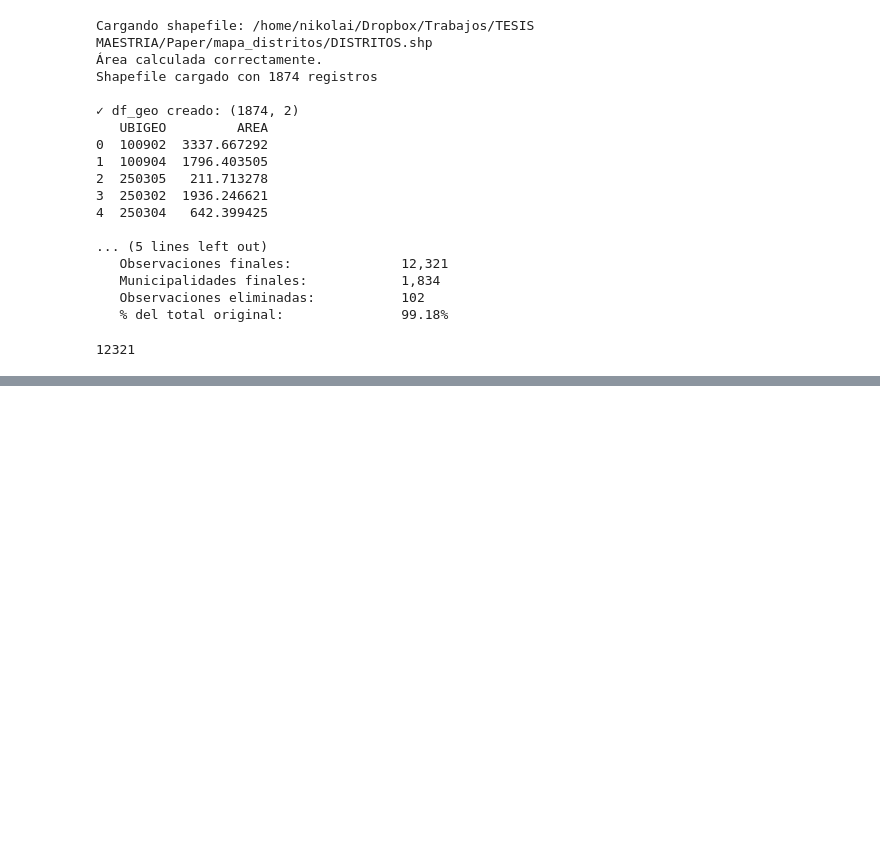
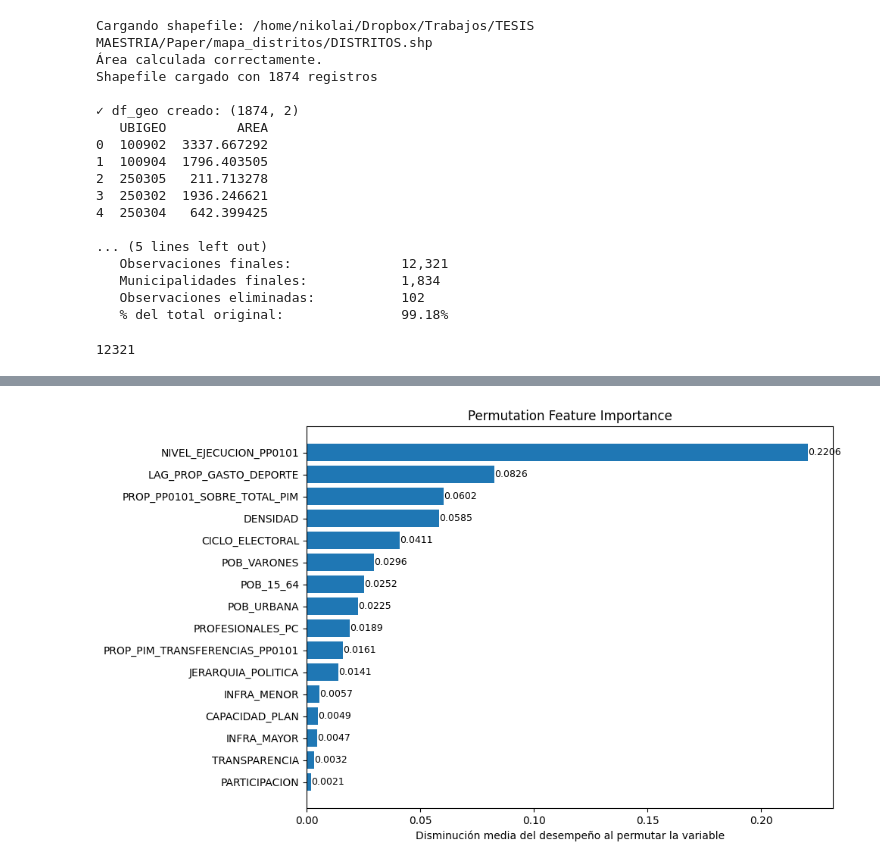
Before and after one commit to NikolaiSantos/random_forest_PP0101, a Jupyter notebook: Paper.ipynb, the cells around one changed output, grey strips where cells are left out. Cells and saved outputs as stored; diff of their text form; code cells hidden in the pictures; blank space fills up the shorter version.

```diff
--- a/Paper.ipynb
+++ b/Paper.ipynb
@@ -389,0 +571,93 @@ print("=== ANÁLISIS DE INTERPRETABILIDAD COMPLETADO ===")
+# %%
+# ------------------------------------------------------------------------------
+# GRÁFICO 3: PERMUTATION FEATURE IMPORTANCE (MATPLOTLIB PURO)
+# ------------------------------------------------------------------------------
+
+import pandas as pd
+import matplotlib.pyplot as plt
+from sklearn.inspection import permutation_importance
+
+print("Calculando Permutation Importance...")
+
+# ------------------------------------------------------------------
+# Cálculo de la importancia por permutación
+# ------------------------------------------------------------------
+
+perm_result = permutation_importance(
+    estimator=best_rf,
+    X=X,
+    y=y,
+    n_repeats=10,
+    random_state=42,
+    n_jobs=-1
+)
+
+# ------------------------------------------------------------------
+# Construcción del DataFrame
+# ------------------------------------------------------------------
+
+perm_importance_df = pd.DataFrame({
+    "Variable": features,
+    "Importancia": perm_result.importances_mean,
+    "Desv_Estandar": perm_result.importances_std
+})
+
+perm_importance_df = (
+    perm_importance_df
+    .sort_values("Importancia", ascending=False)
+    .reset_index(drop=True)
+)
+
+perm_importance_df.to_csv(
+        "perm_importance.csv",
+        index=False,
+        encoding="utf-8-sig"
+    )
+
+print("\nPermutation Feature Importance:")
+display(perm_importance_df)
+
+# ------------------------------------------------------------------
+# Gráfico con Matplotlib
+# ------------------------------------------------------------------
+
+fig, ax = plt.subplots(figsize=(10, 6))
+
+bars = ax.barh(
+    perm_importance_df["Variable"][::-1],
+    perm_importance_df["Importancia"][::-1],
+    #xerr=perm_importance_df["Desv_Estandar"][::-1],
+    capsize=4
+)
+
+ax.set_xlabel("Disminución media del desempeño al permutar la variable")
+ax.set_ylabel("")
+ax.set_title("Permutation Feature Importance")
+
+# ------------------------------------------------------------------
+# Etiquetas de datos
+# ------------------------------------------------------------------
+
+for bar in bars:
+
+    ancho = bar.get_width()
+
+    ax.text(
+        ancho,
+        bar.get_y() + bar.get_height()/2,
+        f"{ancho:.4f}",
+        va="center",
+        ha="left",
+        fontsize=9
+    )
+
+plt.tight_layout()
+
+plt.savefig(
+    "permutation_importance_barplot.png",
+    dpi=300,
+    bbox_inches="tight"
+)
+
+plt.show()
+# %% [output]
@@ -390,2 +684,3 @@ print("=== ANÁLISIS DE INTERPRETABILIDAD COMPLETADO ===")
+[figure, added]
 # %%
 # ============================================================
```
Also changed, not shown: parts of 14 cells of this notebook, 6 other files.
